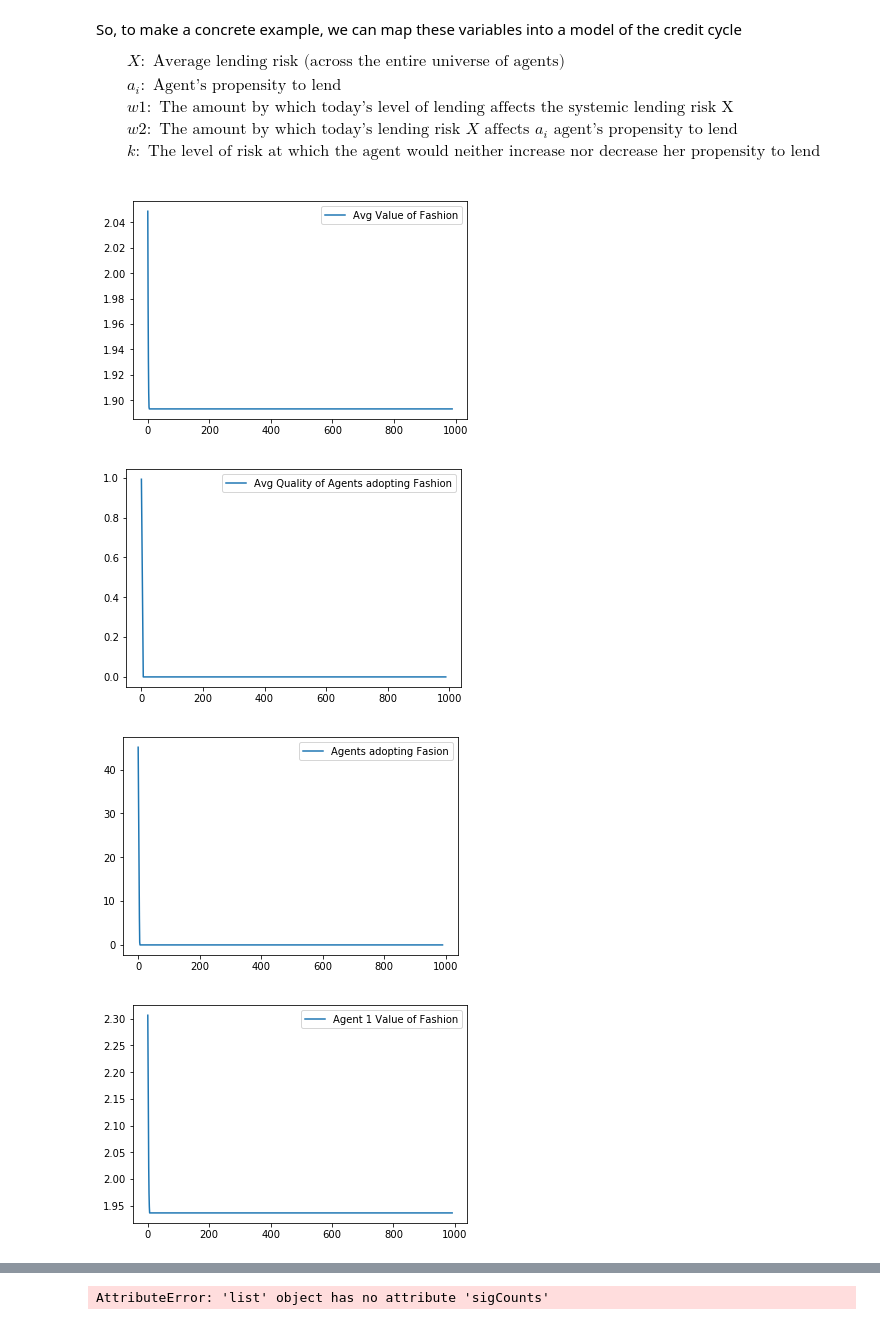
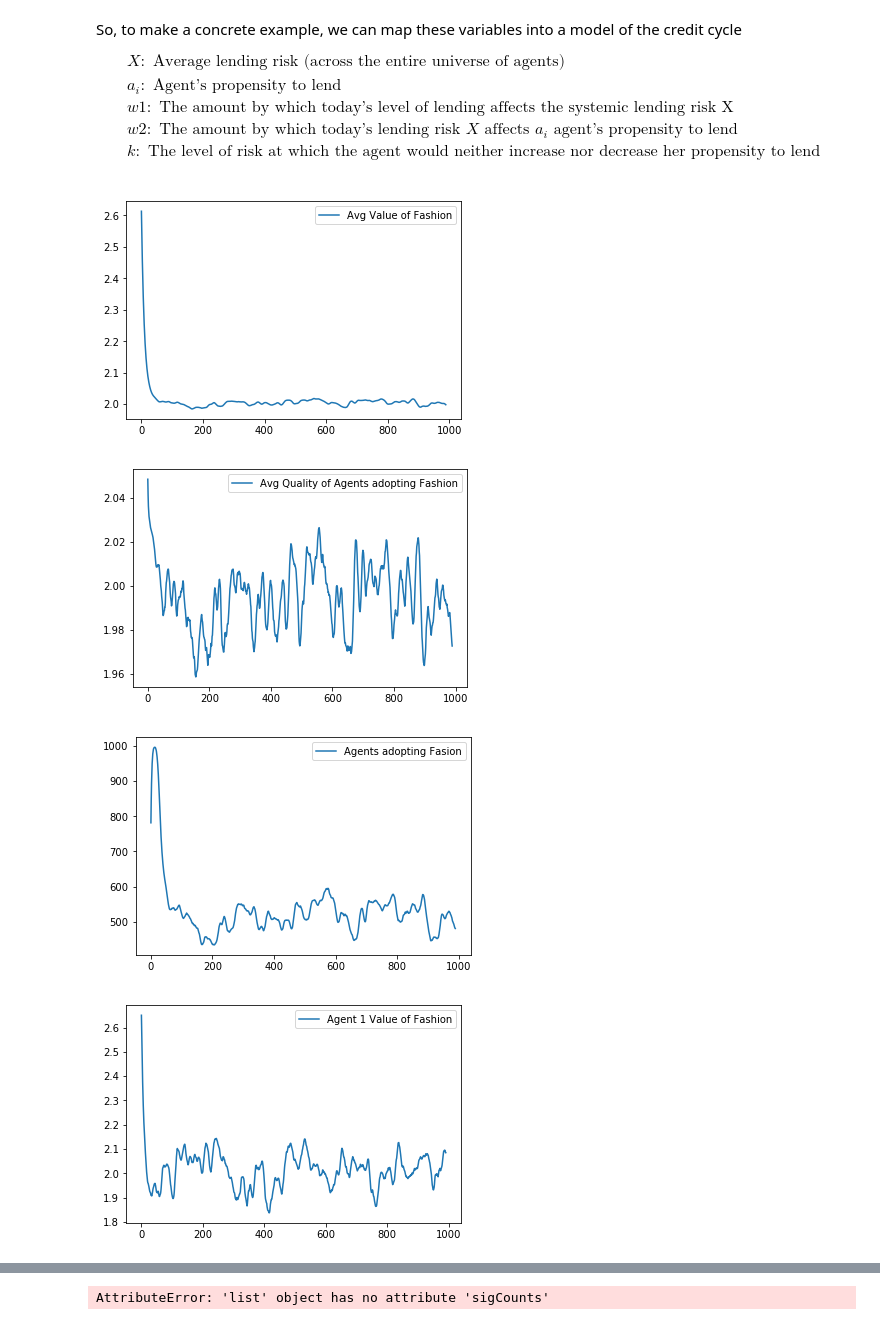
Before and after one commit to akaufman10/ABM, a Jupyter notebook: Experiential Learning.ipynb, the cells around one changed output, grey strips where cells are left out. Saved outputs shown, nothing was run; the diff lists cells and outputs as text; code cells hidden in the pictures.

Commit message:
finish the sensitivity tests

```diff
--- a/Experiential Learning.ipynb
+++ b/Experiential Learning.ipynb
@@ -373,7 +373,7 @@ class model(object): #define a model
             dataframe = dataframe.assign(avg=pd.Series(sum(vec) / len(vec)).values)
             dataframe = dataframe.assign(std=pd.Series(np.std(vec)).values)
             dataframe = dataframe.assign(rng=pd.Series(max(vec) - min(vec)).values)
-            dataframe = dataframe.assign(stableize=pd.Series(bool(max(vec[500:]) - min(vec[500:]))>0.1).values)
+            dataframe = dataframe.assign(stabilize=pd.Series(bool(max(vec[500:]) - min(vec[500:]))>0.1).values)
             dataframe = dataframe.assign(rng=pd.Series(max(vec) - min(vec)).values)
             for i in [5,10,15,20,25,30,35,40,45,50,55,60,65,70,75,80,85,90,95,100]:
 
@@ -450,23 +450,23 @@ params = {'q_mean':2,
           'p':.2,
           'w':.1,
           'm':.3,
-          'N':100,
+          'N':1000,
           'l':1.5
          }
 # %%
 '''
 Run a few representatie models
 '''
 #for loop of params
-simulation = model(tests)
+simulation = model(params)
 simulation.step(1000)
 #simulation.showTrends()
 simulation.showTrends(autoCor=False, smooth=True, save=True)
 # %% [output]
-[figure, old version]
+[figure, new version]
-[figure, old version]
+[figure, new version]
-[figure, old version]
+[figure, new version]
-[figure, old version]
+[figure, new version]
 # %%
 from SALib.sample import saltelli
 from SALib.analyze import sobol
```
Also changed, not shown: parts of 1 cell of this notebook.
